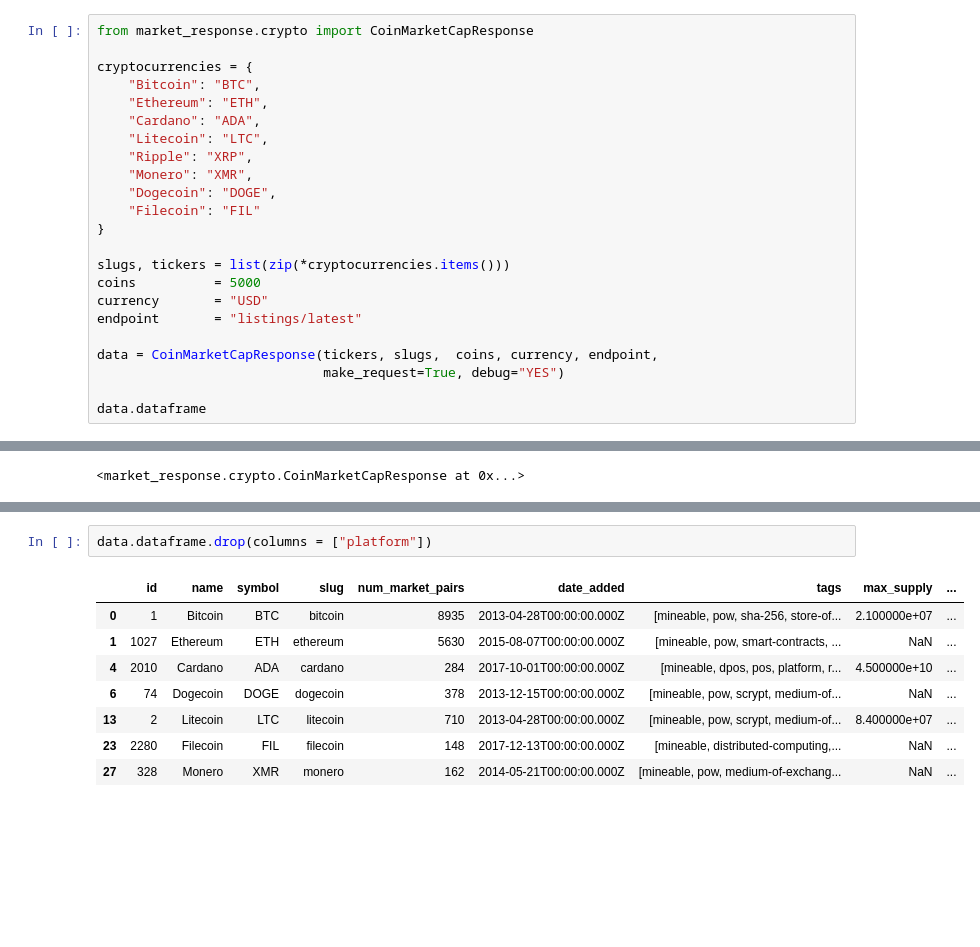
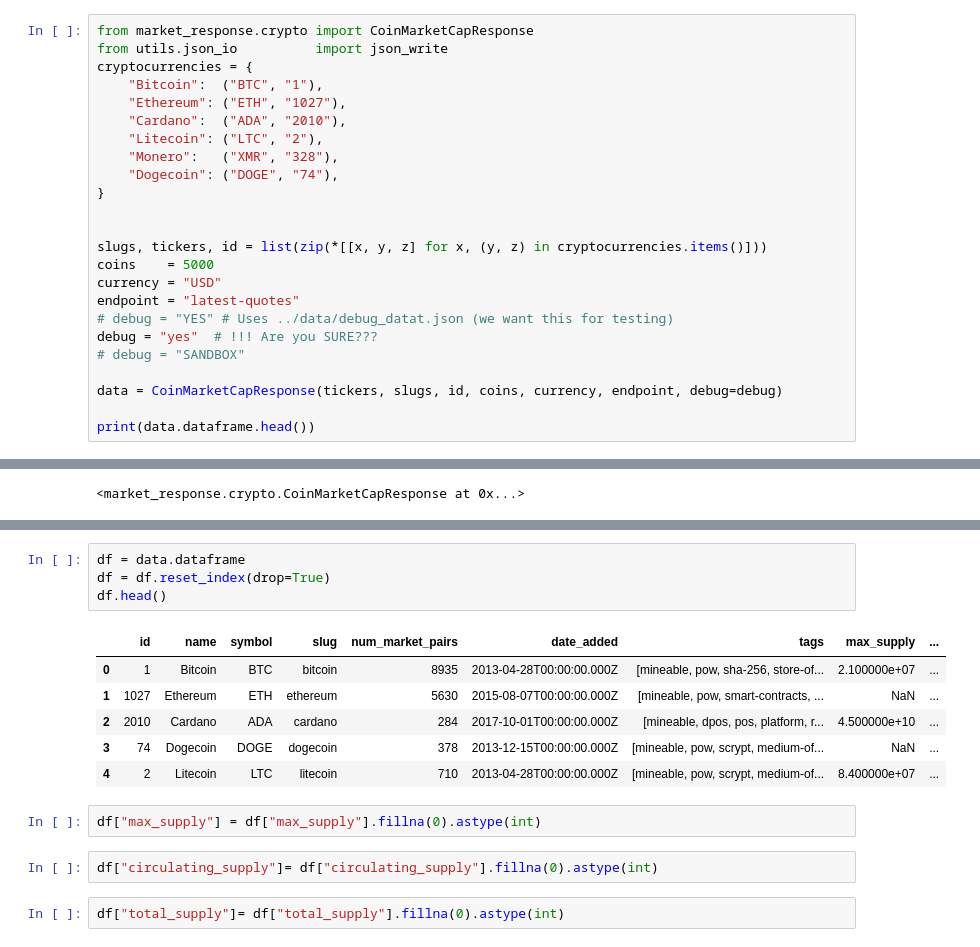
Before and after one commit to jasonjgarcia24/global-crypto-behavior-1, a Jupyter notebook: Global-Crypto-behavior.ipynb, the cells around one changed output, grey strips where cells are left out. Drawn from its saved outputs; the diff is of its cells as text; blank space fills up the shorter version.

Commit message:
Combined  dataframe

```diff
--- a/Global-Crypto-behavior.ipynb
+++ b/Global-Crypto-behavior.ipynb
@@ -2,25 +2,26 @@
 # Global Crypto Behavior Analyzer
 # %%
 from market_response.crypto import CoinMarketCapResponse
-
+from utils.json_io          import json_write
 cryptocurrencies = {
-    "Bitcoin": "BTC",
-    "Ethereum": "ETH",
-    "Cardano": "ADA",
-    "Litecoin": "LTC",
-    "Ripple": "XRP",
-    "Monero": "XMR",
-    "Dogecoin": "DOGE",
-    "Filecoin": "FIL"
+    "Bitcoin":  ("BTC", "1"),
+    "Ethereum": ("ETH", "1027"),
+    "Cardano":  ("ADA", "2010"),
+    "Litecoin": ("LTC", "2"),
+    "Monero":   ("XMR", "328"),
+    "Dogecoin": ("DOGE", "74"),
 }
 
-slugs, tickers = list(zip(*cryptocurrencies.items()))
-coins          = 5000
-currency       = "USD"
-endpoint       = "listings/latest"
 
-data = CoinMarketCapResponse(tickers, slugs,  coins, currency, endpoint,
-                             make_request=True, debug="YES")
+slugs, tickers, id = list(zip(*[[x, y, z] for x, (y, z) in cryptocurrencies.items()]))
+coins    = 5000
+currency = "USD"
+endpoint = "latest-quotes"
+# debug = "YES" # Uses ../data/debug_datat.json (we want this for testing)
+debug = "yes"  # !!! Are you SURE???
+# debug = "SANDBOX"
 
-data.dataframe
+data = CoinMarketCapResponse(tickers, slugs, id, coins, currency, endpoint, debug=debug)
+
+print(data.dataframe.head())
 # %% [output]
@@ -88,13 +84,19 @@ data.dataframe.head(50)
 | 23 | 2280 | Filecoin | FIL | filecoin | 148 | 2017-12-13T00:00:00.000Z | [mineable, distributed-computing,... | NaN | ... |
 | 27 | 328 | Monero | XMR | monero | 162 | 2014-05-21T00:00:00.000Z | [mineable, pow, medium-of-exchang... | NaN | ... |
 # %%
-data.dataframe.drop(columns = ["platform"])
+df = data.dataframe
+df = df.reset_index(drop=True)
+df.head()
 # %% [output]
 |  | id | name | symbol | slug | num_market_pairs | date_added | tags | max_supply | ... |
 | 0 | 1 | Bitcoin | BTC | bitcoin | 8935 | 2013-04-28T00:00:00.000Z | [mineable, pow, sha-256, store-of... | 2.100000e+07 | ... |
 | 1 | 1027 | Ethereum | ETH | ethereum | 5630 | 2015-08-07T00:00:00.000Z | [mineable, pow, smart-contracts, ... | NaN | ... |
-| 4 | 2010 | Cardano | ADA | cardano | 284 | 2017-10-01T00:00:00.000Z | [mineable, dpos, pos, platform, r... | 4.500000e+10 | ... |
-| 6 | 74 | Dogecoin | DOGE | dogecoin | 378 | 2013-12-15T00:00:00.000Z | [mineable, pow, scrypt, medium-of... | NaN | ... |
-| 13 | 2 | Litecoin | LTC | litecoin | 710 | 2013-04-28T00:00:00.000Z | [mineable, pow, scrypt, medium-of... | 8.400000e+07 | ... |
-| 23 | 2280 | Filecoin | FIL | filecoin | 148 | 2017-12-13T00:00:00.000Z | [mineable, distributed-computing,... | NaN | ... |
-| 27 | 328 | Monero | XMR | monero | 162 | 2014-05-21T00:00:00.000Z | [mineable, pow, medium-of-exchang... | NaN | ... |
+| 2 | 2010 | Cardano | ADA | cardano | 284 | 2017-10-01T00:00:00.000Z | [mineable, dpos, pos, platform, r... | 4.500000e+10 | ... |
+| 3 | 74 | Dogecoin | DOGE | dogecoin | 378 | 2013-12-15T00:00:00.000Z | [mineable, pow, scrypt, medium-of... | NaN | ... |
+| 4 | 2 | Litecoin | LTC | litecoin | 710 | 2013-04-28T00:00:00.000Z | [mineable, pow, scrypt, medium-of... | 8.400000e+07 | ... |
+# %%
+df["max_supply"] = df["max_supply"].fillna(0).astype(int)
+# %%
+df["circulating_supply"]= df["circulating_supply"].fillna(0).astype(int)
+# %%
+df["total_supply"]= df["total_supply"].fillna(0).astype(int)
```
Also changed, not shown: parts of 9 cells of this notebook.
